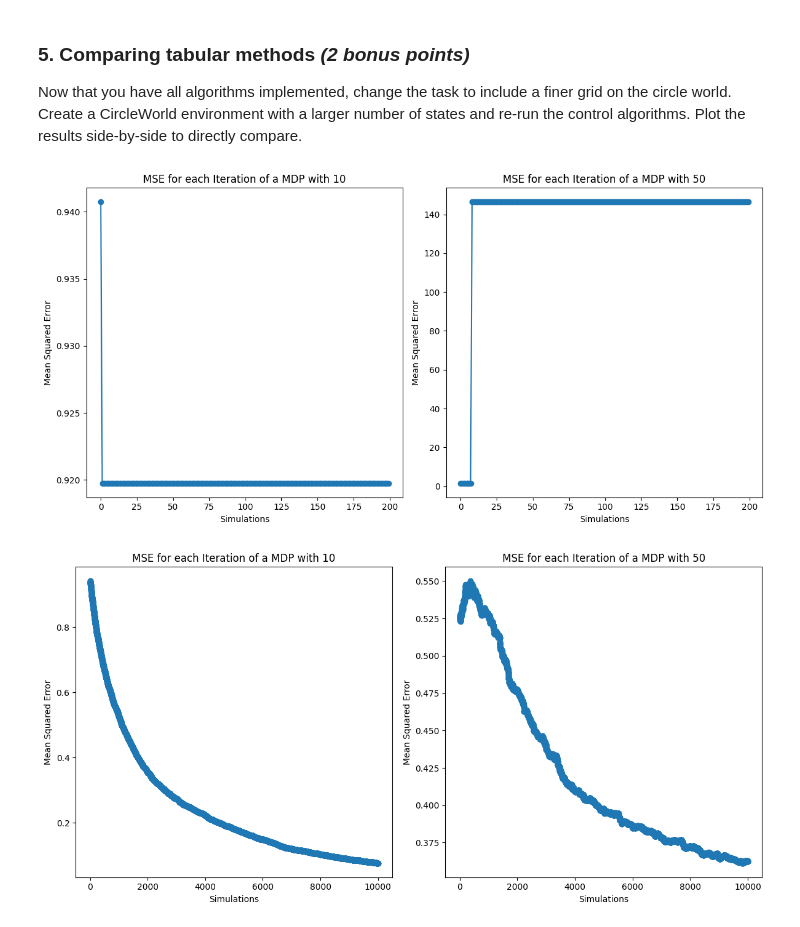
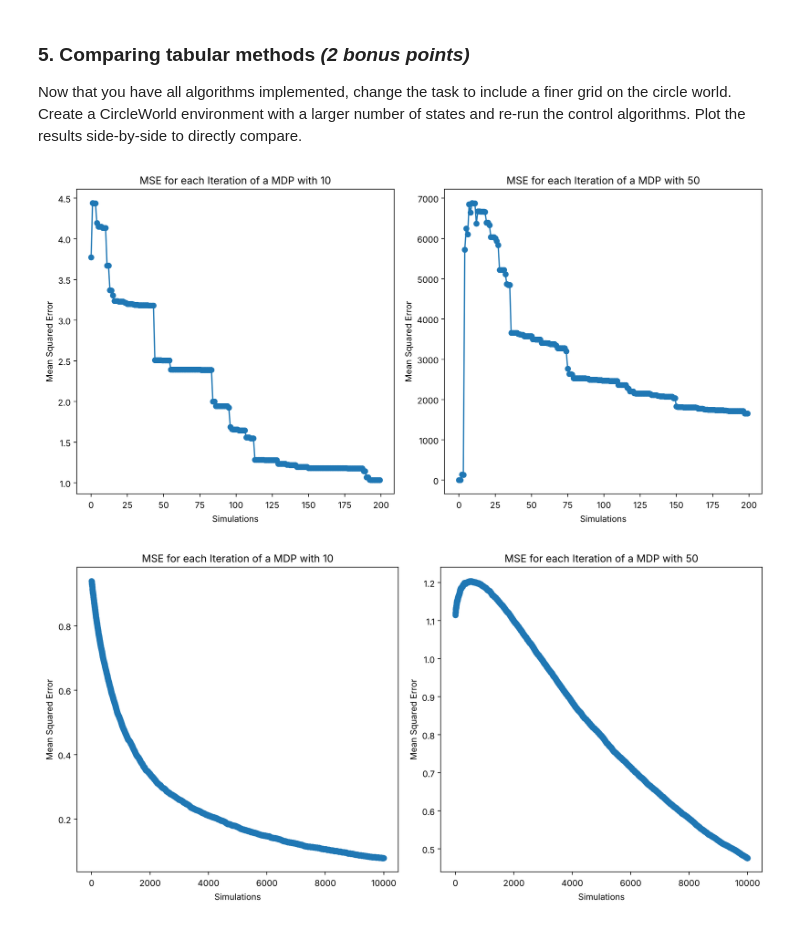
Before and after one commit to Sofriet/Reinforcement-learning, a Jupyter notebook: assignment.ipynb, the cells around one changed output. Drawn from its saved outputs; the diff is of its cells as text; code cells hidden in the pictures.

```diff
--- a/assignment.ipynb
+++ b/assignment.ipynb
@@ -918,6 +931,6 @@ def mc_control(mdp, policy, num_simulations=30, epsilon=0.01):
 
 	return policy, Qs
 # %%
-policy, Qs = mc_control(mdpe, uniform_stochastic_policy(mdpe.n_states, mdpe.n_actions), num_simulations=200)
+policy, Qs = mc_control(mdpe, uniform_stochastic_policy(mdpe.n_states, mdpe.n_actions), num_simulations=200, epsilon=0.1)
 plot_comparison_Qs_or_Vs('Qs', Qs)
 # %% [output]
@@ -984,6 +997,10 @@ def epsilon_greedy_action(Q_state, epsilon):
         return np.argmax(Q_state)  # greedy action
 
 def determine_policy_from_Q(mdp, Q):
+    """
+    Greedy (deterministic) policy with respect to Q, ties broken at random
+    """
+    policy = np.zeros([mdp.n_states, mdp.n_actions])
     for state in mdp.terminal_states():
         policy[state,:] = 1.0 / mdp.n_actions
     for state in mdp.nonterminal_states():
@@ -1050,7 +1067,7 @@ def qlearning(mdp, behavioral_policy, num_simulations=30, alpha=0.01, epsilon=0.
 
 		Qs.append(copy.copy(Q))
 
-	target_policy = determine_policy_from_Q(mdpe, behavioral_policy)
+	target_policy = determine_policy_from_Q(mdp, Q)
 	return target_policy, Q, Qs
 # %%
 b_policy = uniform_stochastic_policy(mdpe.n_states, mdpe.n_actions)
@@ -1068,7 +1085,7 @@ CircleWorld environment with a larger number of states and re-run the control al
  to directly
 compare.
 # %%
-mdp_many_states = CircleWorld(n_states=50, n_actions=2, reward=[1.0, -1.0 /(10 - 1)], task='episodic', gamma=1., state_labels=None, action_labels=['L', 'R'])
+mdp_many_states = CircleWorld(n_states=50, n_actions=2, reward=[1.0, -1.0 /(50 - 1)], task='episodic', gamma=1., state_labels=None, action_labels=['L', 'R'])
 
 def make_mse_list(Qs, mdp, optimal_V):
     mse_list = []
@@ -1102,18 +1119,18 @@ def plot_side_to_side_compare(Qs_1, mdp_1, Qs_2, mdp_2):
     plt.show()
 # %%
 # MC control
-policy_mdpe, Qs_mdpe = mc_control(mdpe, uniform_stochastic_policy(mdpe.n_states, mdpe.n_actions), num_simulations=200)
-policy_mdp_many_s, Qs_many_s = mc_control(mdp_many_states, uniform_stochastic_policy(mdp_many_states.n_states, mdp_many_states.n_actions), num_simulations=200)
+policy_mdpe, Qs_mdpe = mc_control(mdpe, uniform_stochastic_policy(mdpe.n_states, mdpe.n_actions), num_simulations=200, epsilon=0.1)
+policy_mdp_many_s, Qs_many_s = mc_control(mdp_many_states, uniform_stochastic_policy(mdp_many_states.n_states, mdp_many_states.n_actions), num_simulations=200, epsilon=0.1)
 plot_side_to_side_compare(Qs_mdpe, mdpe, Qs_many_s, mdp_many_states)
 # %% [output]
-[figure, old version]
+[figure, new version]
 # %%
 # on-policy TD control
 policy_sarsa_mdpe, Qe, Qs_mdpe = sarsa(mdpe, num_simulations=10000, alpha=0.01, epsilon=0.1)
-policy_sarsa_mdp_many_s, Q_many_s, Qs_many_s = sarsa(mdpe, num_simulations=10000, alpha=0.01, epsilon=0.1)
+policy_sarsa_mdp_many_s, Q_many_s, Qs_many_s = sarsa(mdp_many_states, num_simulations=10000, alpha=0.01, epsilon=0.1)
 plot_side_to_side_compare(Qs_mdpe, mdpe, Qs_many_s, mdp_many_states)
 # %% [output]
-[figure, old version]
+[figure, new version]
 # %%
 # off-policy TD control
 b_policy_mdpe = uniform_stochastic_policy(mdpe.n_states, mdpe.n_actions)
```
Also changed, not shown: parts of 22 cells of this notebook, 2 other files.
